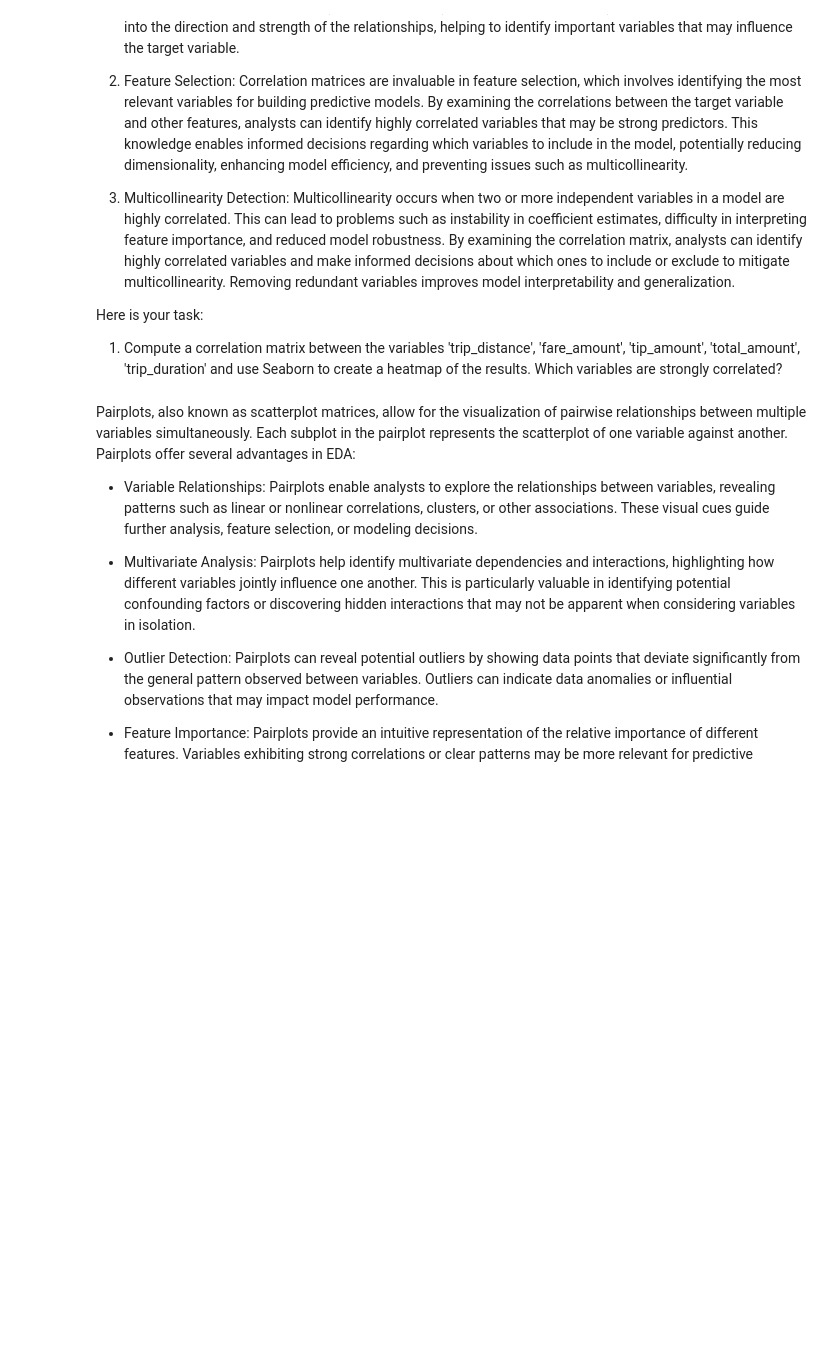
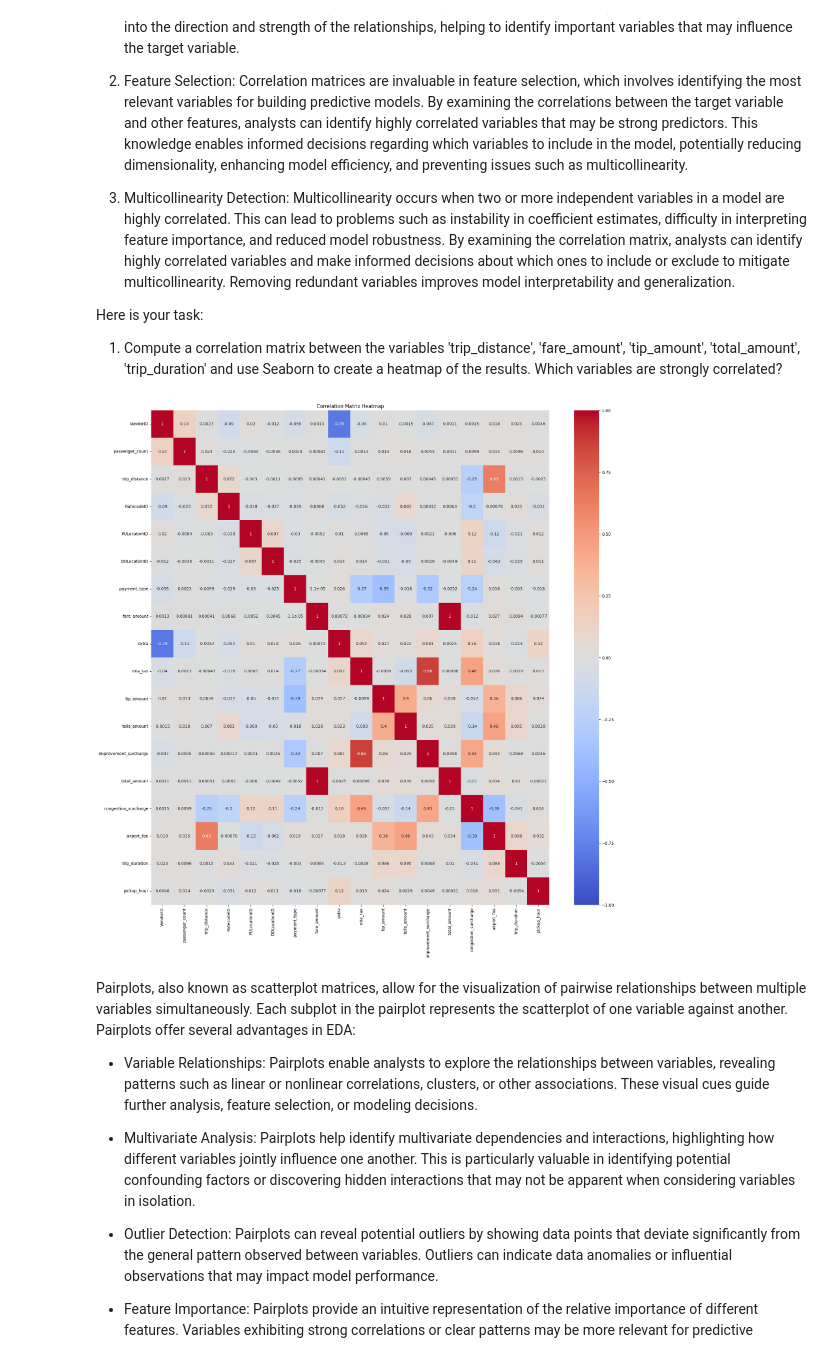
Before and after one commit to hlee014e/ucsd-mle-bootcamp, a Jupyter notebook: Student_MLE_MiniProject_EDA.ipynb, the cells around one changed output. Cells and saved outputs as stored; diff of their text form; code cells hidden in the pictures; blank space fills up the shorter version.

```diff
--- a/Student_MLE_MiniProject_EDA.ipynb
+++ b/Student_MLE_MiniProject_EDA.ipynb
@@ -142,8 +154,16 @@ Here is your task:
   1. Compute a correlation matrix between the variables 'trip_distance', 'fare_amount', 'tip_amount', 'total_amount', 'trip_duration' and use Seaborn to create a heatmap of the results. Which variables are strongly correlated?
 # %%
 # Compute correlation matrix of numerical variables
+numerical_df=df.select_dtypes(include='number')
+correlation_matrix=numerical_df.corr()
 
 # Create a heatmap of the correlation matrix
+plt.figure(figsize=(22,22))
+sns.heatmap(correlation_matrix,annot=True,cmap='coolwarm',vmin=-1,vmax=1)
+plt.title('Correlation Matrix Heatmap')
+plt.show()
+# %% [output]
+[figure, added]
 # %% [markdown]
 Pairplots, also known as scatterplot matrices, allow for the visualization of pairwise relationships between multiple variables simultaneously. Each subplot in the pairplot represents the scatterplot of one variable against another. Pairplots offer several advantages in EDA:
 
```
Also changed, not shown: parts of 3 cells of this notebook.
